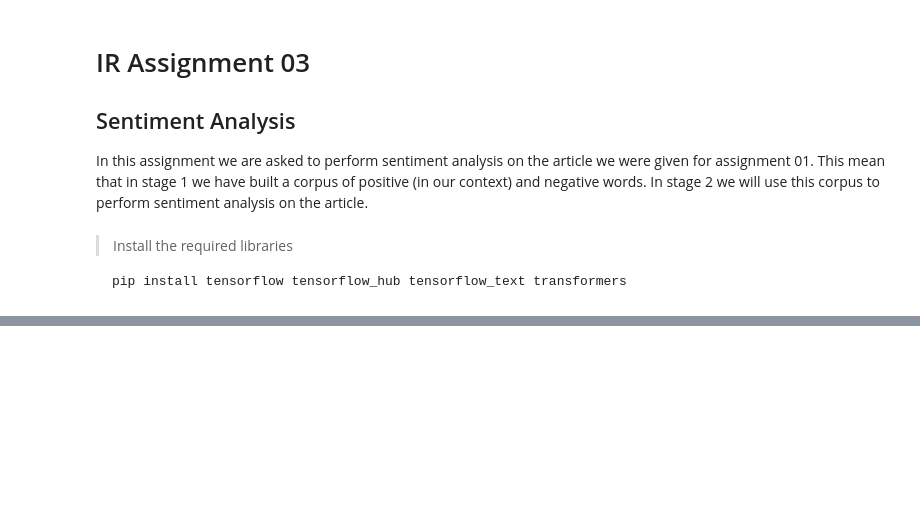
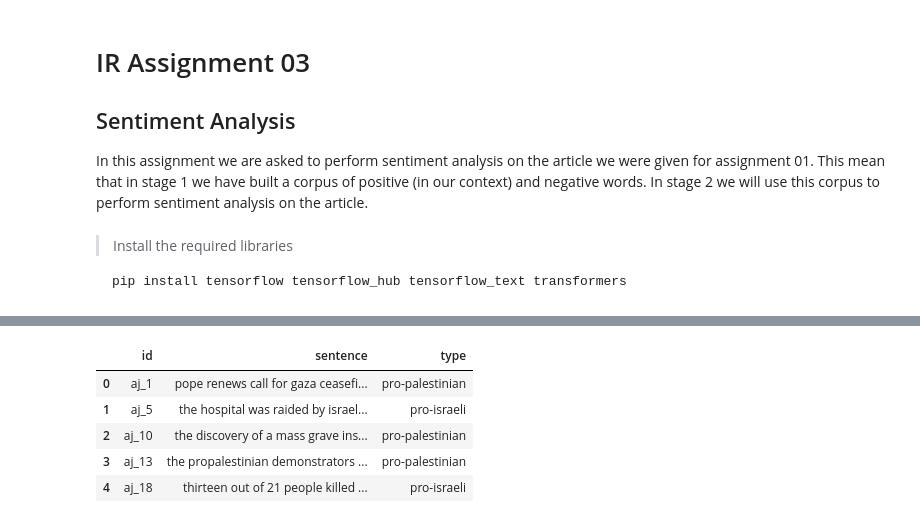
Before and after one commit to dattali18/IR_Assignments, a Jupyter notebook: Assignment.03/IR_03_Training.ipynb, the cells around one changed output, grey strips where cells are left out. Drawn from its saved outputs; the diff is of its cells as text; code cells hidden in the pictures; blank space fills up the shorter version.

```diff
--- a/Assignment.03/IR_03_Training.ipynb
+++ b/Assignment.03/IR_03_Training.ipynb
@@ -18,0 +48,9 @@ from transformers import AutoTokenizer, TFAutoModelForSequenceClassification, Be
+# %%
+df.head()
+# %% [output]
+|  | id | sentence | type |
+| 0 | aj_1 | pope renews call for gaza ceasefi... | pro-palestinian |
+| 1 | aj_5 | the hospital was raided by israel... | pro-israeli |
+| 2 | aj_10 | the discovery of a mass grave ins... | pro-palestinian |
+| 3 | aj_13 | the propalestinian demonstrators ... | pro-palestinian |
+| 4 | aj_18 | thirteen out of 21 people killed ... | pro-israeli |
```
Also changed, not shown: parts of 8 cells of this notebook.
